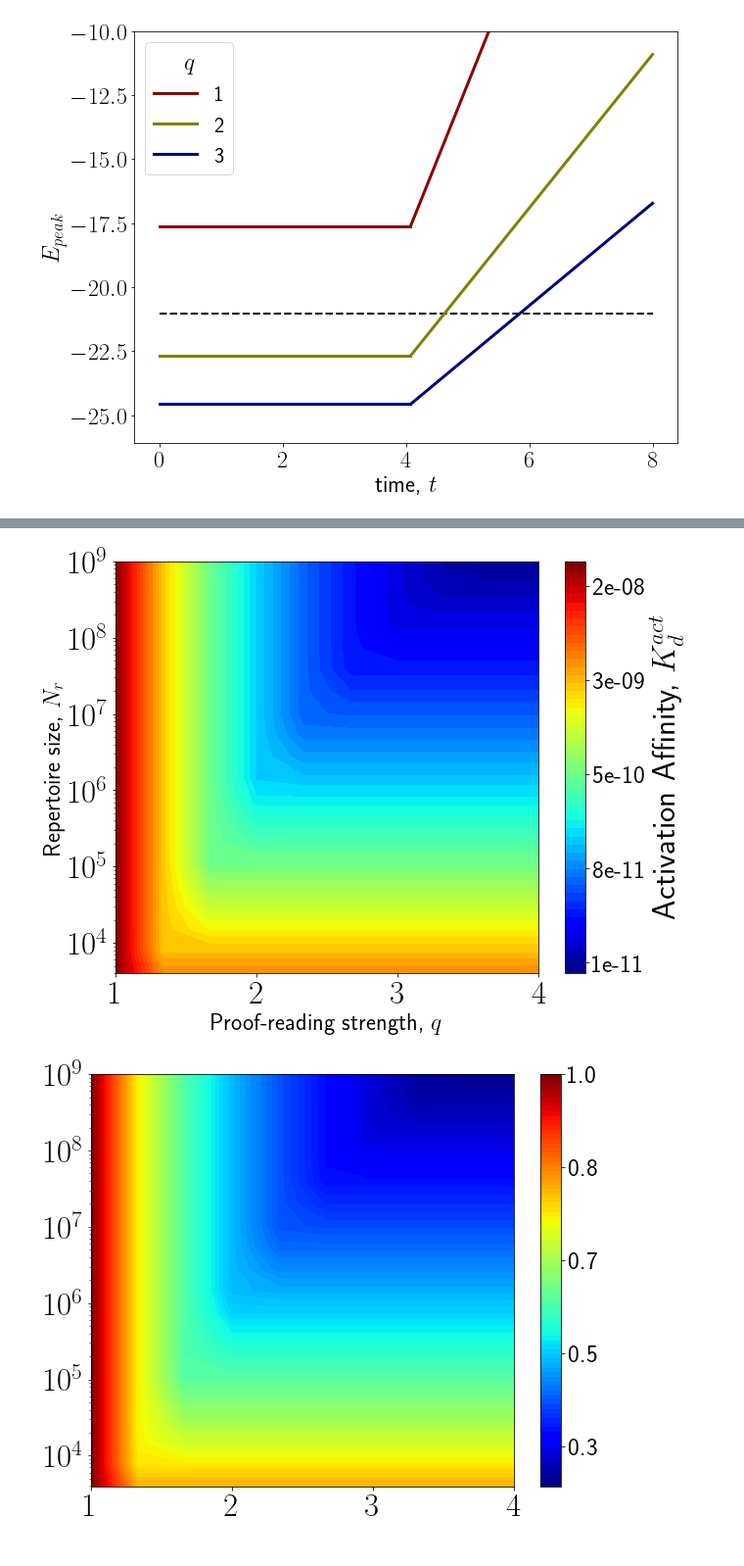
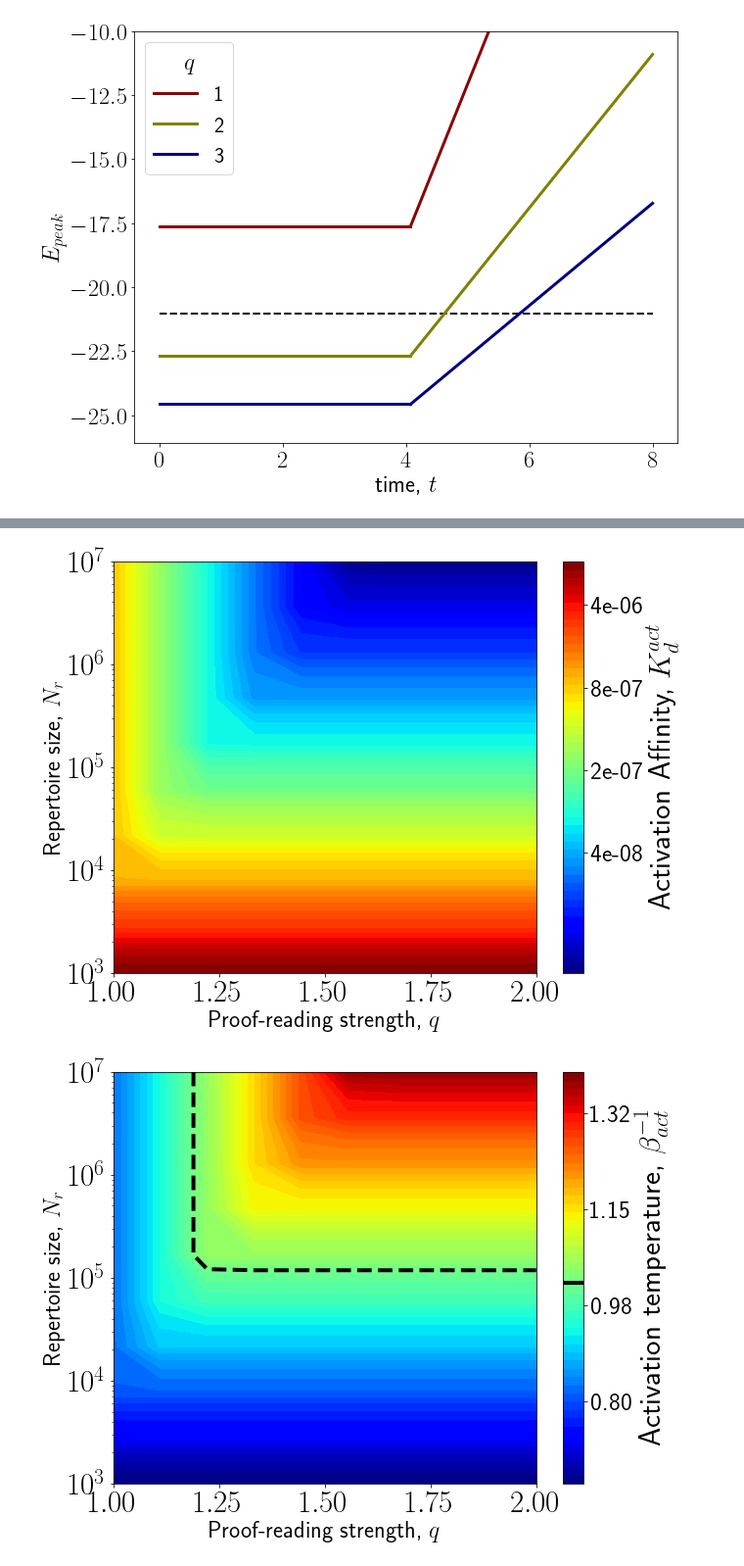
Before and after one commit to rmorantovar/Immune_System, a Jupyter notebook: Jupyter_Notebooks/7_Recognition.ipynb, the cells around one changed output, grey strips where cells are left out. Shown at 98% size. Saved outputs shown, nothing was run; the diff lists cells and outputs as text; code cells hidden in the pictures.

Commit message:
working on the D_KL plots 26.07 mac20

```diff
--- a/Jupyter_Notebooks/7_Recognition.ipynb
+++ b/Jupyter_Notebooks/7_Recognition.ipynb
@@ -83,9 +83,9 @@ if(Matrix == 'MJ2'):
 
 colors = ['tab:blue','tab:red']
 N_ens = 500
-N_rs = np.logspace(3.6, 9, 20)
+N_rs = np.logspace(3, 7, 10)
 T0 = 0
-Tf = 9
+Tf = 7.9
 dT = .01
 days = np.arange(0, Tf, 1)
 time = np.linspace(T0, Tf, int((Tf-T0)/dT))
@@ -93,13 +93,13 @@ time_bins = time[::5]
 lambda_A = 6 #days^-1
 k_pr = .1 # hour^-1
 k_pr = k_pr*24 #days^-1
-qs = np.linspace(1, 4, 10)
+qs = np.linspace(1, 2, 10)
 lambda_B = 1*lambda_A
 k_on = 1e6*24*3600; #(M*days)^-1
-N_c = 1e3
-E_ms = -27
+N_c = 1e4
+E_ms = -28
 
-antigen = 'TACNSEYPNTTK'
+antigen = 'TACNSEYPNTTKCGRWYC'
 L=len(antigen)
 
 #----------------------------------------------------------------
@@ -138,7 +138,10 @@ E_r:-25.06 beta_r:3.50
 # %%
+%%time
 times_act = np.zeros((len(N_rs), len(qs)))
 Es_act = np.zeros_like(times_act)
 betas_act = np.zeros_like(times_act)
+
+Ds_KL = np.ones_like(times_act)
 
 Es_q = np.zeros(len(qs))
 Es_r = np.zeros(len(N_rs))
@@ -162,6 +165,9 @@ for i_N_r, N_r in enumerate(N_rs):
 
         t_act_theory = time[m_bar2>1][0]
 
+        D_KL = np.sum(dE*(QR/np.sum(QR*dE))*np.log2((QR/np.sum(QR*dE))/Q0))
+
         times_act[i_N_r, i_q] = t_act_theory
+        Ds_KL[i_N_r, i_q] = D_KL
         Es_act[i_N_r, i_q] = np.max([E_q, E_r])
         betas_act[i_N_r, i_q] = np.min([beta_r, beta_q])
@@ -186,28 +195,28 @@ FIG, AX = plt.subplots(figsize=(10,8), gridspec_kw={'left':0.18, 'right':.93, 'b
 cs = AX.contourf(X, Y, Es_act, levels = 50, cmap =plt.cm.jet)
 #s2 = AX.contour(cs, levels=Es_q, linestyles = ':', linewidths = 4)
 cbar = plt.colorbar(cs)
-cbar.set_label('Activation Affinity, $K_{d}^{act}$', fontsize = 33)
-cbar.set_ticks(np.linspace(-25, -18, 5))
-cbar.set_ticklabels(['%.0e'%i for i in np.exp(np.linspace(-25, -18, 5))])
+cbar.set_label('Activation Affinity, $K_{d}^{act}$', fontsize = 31)
+cbar.set_ticks(np.linspace(-17, -11, 5))
+cbar.set_ticklabels(['%.0e'%i for i in np.exp(np.linspace(-17, -11, 5))])
 cbar.ax.tick_params(labelsize = 25)
 #cbar.add_lines(cs2)
-my_plot_layout(ax=AX, xlabel = r'Proof-reading strength, $q$', ylabel = r'Repertoire size, $N_r$', yscale = 'log', ticks_labelsize = 33)
+my_plot_layout(ax=AX, xlabel = r'Proof-reading strength, $q$', ylabel = r'Repertoire size, $N_r$', yscale = 'log', ticks_labelsize = 31)
 FIG.savefig('../Figures/7_Recognition/activation_energy.pdf')
 # %% [output]
-[figure, old version]
+[figure, new version]
 # %%
 FIG, AX = plt.subplots(figsize=(10,8), gridspec_kw={'left':0.18, 'right':.93, 'bottom':.15})
-cs = AX.contourf(X, Y, 1/betas_act, levels = 100, cmap =plt.cm.jet)
-#cs2 = AX.contour(cs, levels=1/np.arange(1, 5), linestyles = '--', linewidths = 4, colors = 'k')
+cs = AX.contourf(X, Y, betas_act, levels = 50, cmap =plt.cm.jet)
+cs2 = AX.contour(cs, levels=[1.19], linestyles = '--', linewidths = 4, colors = 'k')
 #cs2 = AX.contour(cs, levels=1/betas_r[::5], linestyles = ':', linewidths = 4)
 cbar = plt.colorbar(cs)
-#cbar.set_label('Activation temperature, $[T/T_{0}]$', fontsize = 33)
-cbar.set_ticks(np.linspace(.35, 1, 5))
-cbar.set_ticklabels(['%.1f'%(i) for i in np.linspace(.35, 1, 5)])
+cbar.set_label(r'Activation temperature, $\beta^{-1}_{act}$', fontsize = 31)
+cbar.set_ticks(np.linspace(.8, 1.5, 5))
+cbar.set_ticklabels(['%.2f'%(i) for i in np.linspace(.8, 1.5, 5)])
 cbar.ax.tick_params(labelsize = 25)
 
-#cbar.add_lines(cs2)
-my_plot_layout(ax=AX, yscale = 'log', ticks_labelsize = 33)
+cbar.add_lines(cs2)
+my_plot_layout(ax=AX, xlabel = r'Proof-reading strength, $q$', ylabel = r'Repertoire size, $N_r$', yscale = 'log', ticks_labelsize = 31)
 FIG.savefig('../Figures/7_Recognition/activation_temperature.pdf')
 # %% [output]
-[figure, old version]
+[figure, new version]
```
Also changed, not shown: parts of 4 cells of this notebook, 20 other files.
